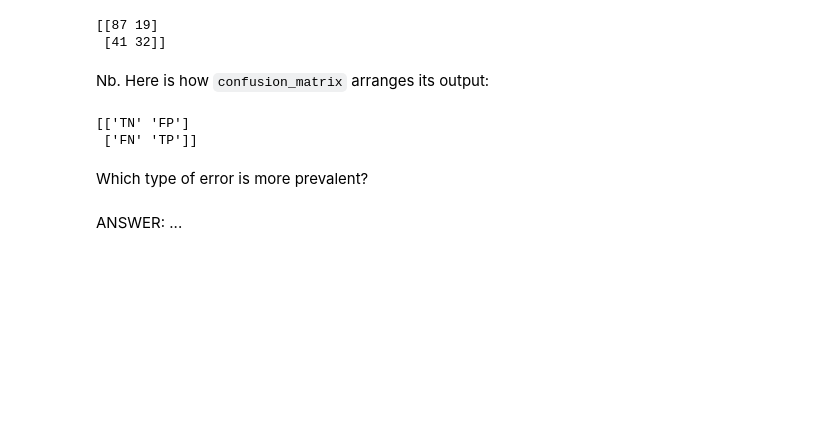
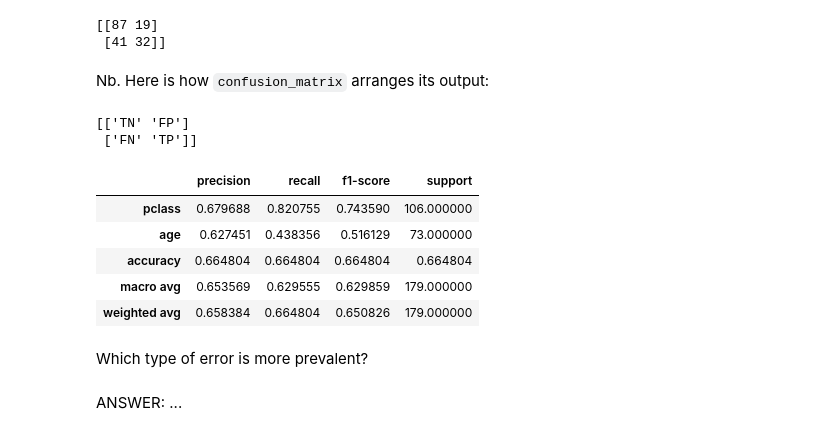
Before and after one commit to MirunaSuresh/Jun23cohortDataScienceAndAI, a Jupyter notebook: Ricky/Mod_5/IOD_Lab 5.1_Done.ipynb, the cells around one changed output. Cells and saved outputs as stored; diff of their text form; code cells hidden in the pictures; blank space fills up the shorter version.

```diff
--- a/Ricky/Mod_5/IOD_Lab 5.1_Done.ipynb
+++ b/Ricky/Mod_5/IOD_Lab 5.1_Done.ipynb
@@ -265,17 +366,17 @@ X_1 = df[['pclass', 'parch', 'age']]
 y_1 = df['survived']
 # %%
 # Build Model
-X_train, X_test, y_train, y_test = train_test_split(X_1, y_1, test_size = 0.2, random_state=1)
+X_train1, X_test1, y_train1, y_test1 = train_test_split(X_1, y_1, test_size = 0.2, random_state=1)
 
 model_1 = LogisticRegression()
 
 # Fit Model
-model_1.fit(X_train, y_train)
+model_1.fit(X_train1, y_train1)
 
-y_pred_1 = model_1.predict(X_test)
+y_pred_1 = model_1.predict(X_test1)
 
 # Score
-score_1 = accuracy_score(y_test, y_pred_1)
+score_1 = accuracy_score(y_test1, y_pred_1)
 print(f'2nd Model Test Score: {score_1}')
 # %% [output]
 2nd Model Test Score: 0.664804469273743
@@ -295,9 +396,9 @@ Let's see where the model is going wrong by showing the Confusion Matrix:
 from sklearn.metrics import confusion_matrix
 
 logreg = LogisticRegression()
-logreg.fit(X_train, y_train)
-y_pred_class = logreg.predict(X_test)
-print(confusion_matrix(y_test, y_pred_class))
+logreg.fit(X_train1, y_train1)
+y_pred_class = logreg.predict(X_test1)
+print(confusion_matrix(y_test1, y_pred_class))
 # %% [output]
 [[87 19]
  [41 32]]
@@ -308,6 +409,19 @@ print(np.asarray([['TN', 'FP'], ['FN', 'TP']]))
 # %% [output]
 [['TN' 'FP']
  ['FN' 'TP']]
+# %%
+from sklearn.metrics import classification_report
+
+report = classification_report(y_test1, y_pred_class, target_names=['pclass', 'age'], output_dict=True)
+classie = pd.DataFrame(report)
+classie.T
+# %% [output]
+|  | precision | recall | f1-score | support |
+| pclass | 0.679688 | 0.820755 | 0.743590 | 106.000000 |
+| age | 0.627451 | 0.438356 | 0.516129 | 73.000000 |
+| accuracy | 0.664804 | 0.664804 | 0.664804 | 0.664804 |
+| macro avg | 0.653569 | 0.629555 | 0.629859 | 179.000000 |
+| weighted avg | 0.658384 | 0.664804 | 0.650826 | 179.000000 |
 # %% [markdown]
 Which type of error is more prevalent?
 # %% [markdown]
```
Also changed, not shown: parts of 16 cells of this notebook, 5 other files.
